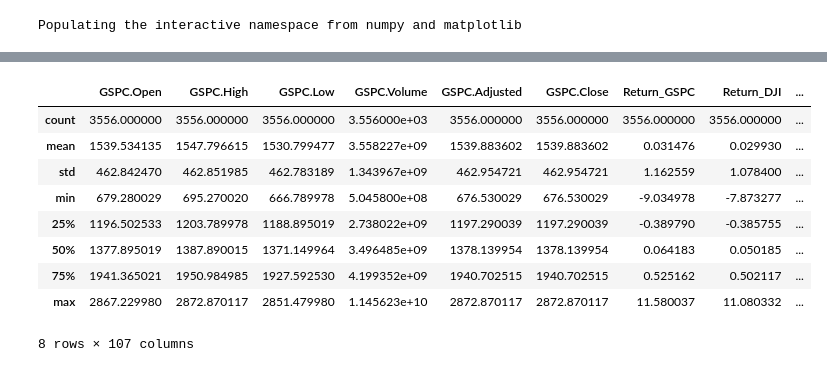
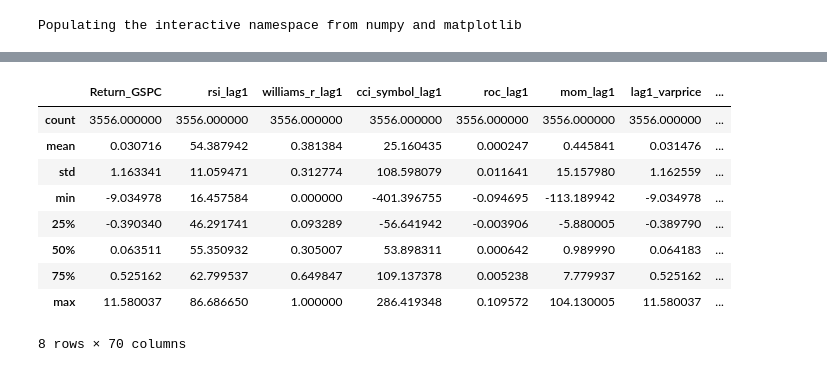
Before and after one commit to CBTrading/Experiments, a Jupyter notebook: features/FilterByCorrelation.ipynb, the cells around one changed output, grey strips where cells are left out. Saved outputs shown, nothing was run; the diff lists cells and outputs as text; code cells hidden in the pictures.

```diff
--- a/features/FilterByCorrelation.ipynb
+++ b/features/FilterByCorrelation.ipynb
@@ -6,11 +6,13 @@ import itertools as it
 # %% [output]
 Populating the interactive namespace from numpy and matplotlib
 # %%
-data = pd.read_csv("../data/raw/sp500_global_feature_pre_final.csv", index_col="Date")
+data = pd.read_csv("../data/raw/sp500-global.csv", index_col="Date")
 # %%
 data.sort_index(inplace=True)
 data.index = pd.DatetimeIndex(data.index)
-to_drop = ["Año", "Mes", "Dia", "class"]
-df = data.drop(columns=to_drop)
+to_drop = ["Year", "Month", "Day", "class"]
+df = data.drop(columns=to_drop).filter(like="lag", axis=1)
+df.insert(0, "Return_GSPC", data.Return_GSPC)
+print df.index[0], df.index[-1]
 df.describe()
 # %% [output]
@@ -17,13 +20,13 @@ df.describe()
-|  | GSPC.Open | GSPC.High | GSPC.Low | GSPC.Volume | GSPC.Adjusted | GSPC.Close | Return_GSPC | Return_DJI | ... |
-| count | 3556.000000 | 3556.000000 | 3556.000000 | 3.556000e+03 | 3556.000000 | 3556.000000 | 3556.000000 | 3556.000000 | ... |
-| mean | 1539.534135 | 1547.796615 | 1530.799477 | 3.558227e+09 | 1539.883602 | 1539.883602 | 0.031476 | 0.029930 | ... |
-| std | 462.842470 | 462.851985 | 462.783189 | 1.343967e+09 | 462.954721 | 462.954721 | 1.162559 | 1.078400 | ... |
-| min | 679.280029 | 695.270020 | 666.789978 | 5.045800e+08 | 676.530029 | 676.530029 | -9.034978 | -7.873277 | ... |
-| 25% | 1196.502533 | 1203.789978 | 1188.895019 | 2.738022e+09 | 1197.290039 | 1197.290039 | -0.389790 | -0.385755 | ... |
-| 50% | 1377.895019 | 1387.890015 | 1371.149964 | 3.496485e+09 | 1378.139954 | 1378.139954 | 0.064183 | 0.050185 | ... |
-| 75% | 1941.365021 | 1950.984985 | 1927.592530 | 4.199352e+09 | 1940.702515 | 1940.702515 | 0.525162 | 0.502117 | ... |
-| max | 2867.229980 | 2872.870117 | 2851.479980 | 1.145623e+10 | 2872.870117 | 2872.870117 | 11.580037 | 11.080332 | ... |
+|  | Return_GSPC | rsi_lag1 | williams_r_lag1 | cci_symbol_lag1 | roc_lag1 | mom_lag1 | lag1_varprice | ... |
+| count | 3556.000000 | 3556.000000 | 3556.000000 | 3556.000000 | 3556.000000 | 3556.000000 | 3556.000000 | ... |
+| mean | 0.030716 | 54.387942 | 0.381384 | 25.160435 | 0.000247 | 0.445841 | 0.031476 | ... |
+| std | 1.163341 | 11.059471 | 0.312774 | 108.598079 | 0.011641 | 15.157980 | 1.162559 | ... |
+| min | -9.034978 | 16.457584 | 0.000000 | -401.396755 | -0.094695 | -113.189942 | -9.034978 | ... |
+| 25% | -0.390340 | 46.291741 | 0.093289 | -56.641942 | -0.003906 | -5.880005 | -0.389790 | ... |
+| 50% | 0.063511 | 55.350932 | 0.305007 | 53.898311 | 0.000642 | 0.989990 | 0.064183 | ... |
+| 75% | 0.525162 | 62.799537 | 0.649847 | 109.137378 | 0.005238 | 7.779937 | 0.525162 | ... |
+| max | 11.580037 | 86.686650 | 1.000000 | 286.419348 | 0.109572 | 104.130005 | 11.580037 | ... |
-8 rows × 107 columns
+8 rows × 70 columns
 # %%
 gr = df.groupby(pd.cut(df.index, bins=df.index[::5]))
 # %%
```
Also changed, not shown: parts of 4 cells of this notebook.
